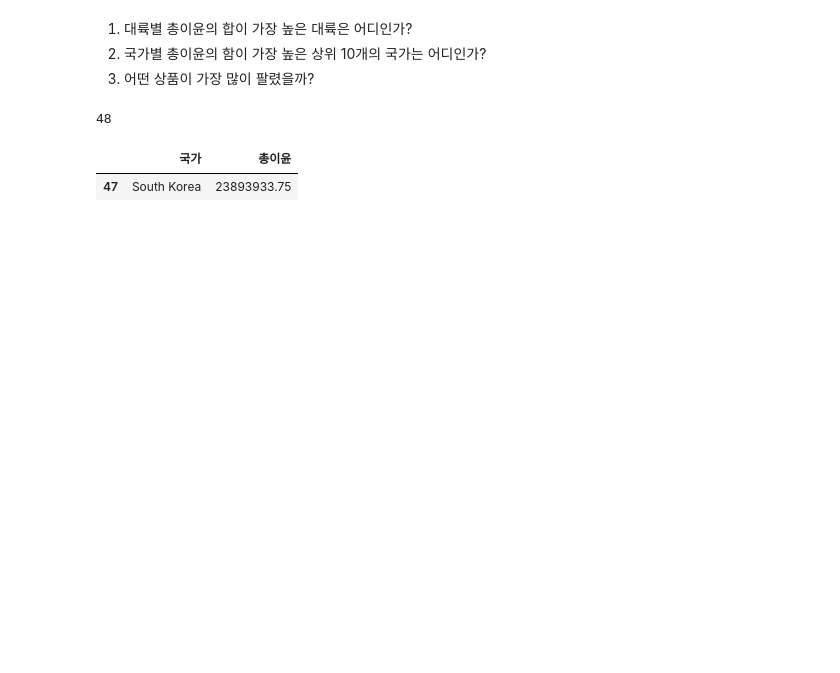
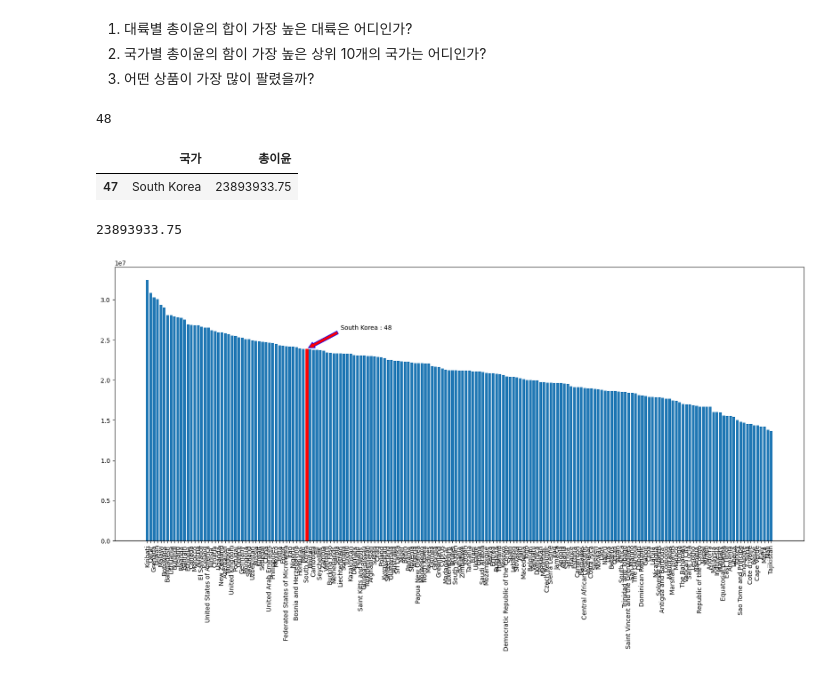
Before and after one commit to bsmoon-86/ubion_m_5, a Jupyter notebook: python/240322/01_sales.ipynb, the cells around one changed output. Saved outputs shown, nothing was run; the diff lists cells and outputs as text; code cells hidden in the pictures; blank space fills up the shorter version.

```diff
--- a/python/240322/01_sales.ipynb
+++ b/python/240322/01_sales.ipynb
@@ -130,0 +160,38 @@ group_data3.loc[
+# %%
+group_data2.loc['South Korea', '총이윤']
+# %% [output]
+23893933.75
+# %%
+## group_data2를 가지고 그래프 생성
+# 막대 그래프 생성
+x = group_data2.index
+y = group_data2['총이윤']
+
+korea_rank = list(group_data2.index).index('South Korea')
+korea_value = group_data2.loc['South Korea', '총이윤']
+
+# 그래프의 사이즈를 변경
+plt.figure(figsize=(20, 8))
+graph = plt.bar(x, y)
+graph[korea_rank].set_color('r')
+# x축의 데이터들을 회전
+plt.xticks(rotation = 90)
+
+# 그래프에 주석을 추가
+plt.annotate(
+    f"South Korea : {korea_rank + 1}",
+    xy = (korea_rank, korea_value),     # 화살표가 지정되는 좌표
+    xytext = (korea_rank + 10, korea_value * 1.1),  # 주석의 좌표
+    arrowprops= {
+        'facecolor' : 'r',  # 화살표 내부의 색을 지정
+        'edgecolor' : 'b',  # 화살표 테두리의 색을 지정
+        'headwidth' : 10,   # 화살표 머리의 너비
+        'headlength' : 10,  # 화살표 머리의 길이
+        'width' : 5,        # 화살표 꼬리의 너비
+        'shrink' : 0.05     # 화살표와 주석의 거리
+    }
+)
+
+plt.show()
+# %% [output]
+[figure, added]
```
Also changed, not shown: parts of 7 cells of this notebook, 1 other file.
